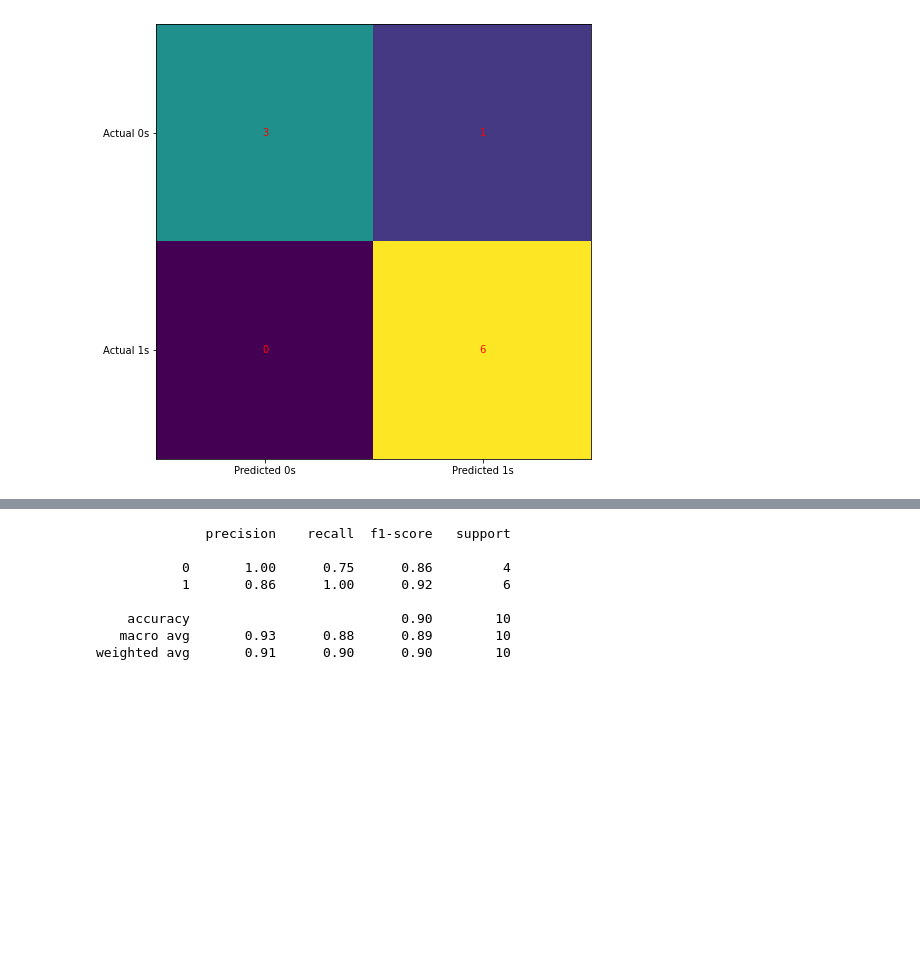
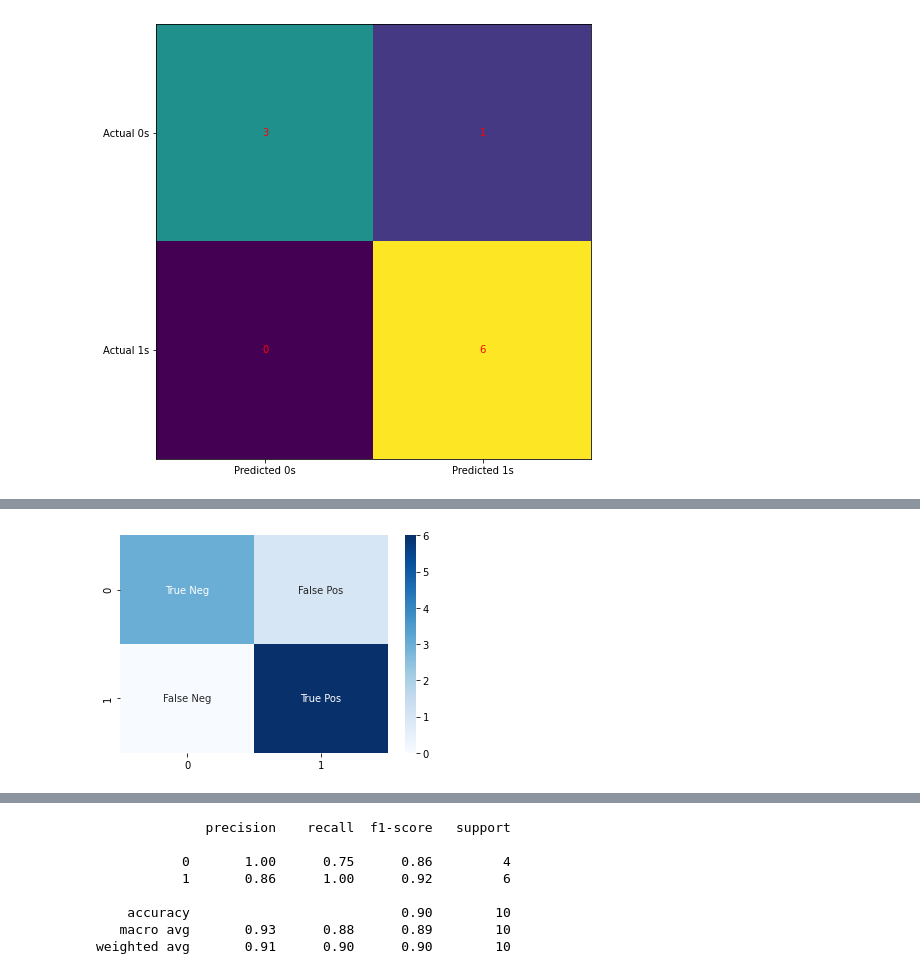
Before and after one commit to zoubida123ck/python-for-finance, a Jupyter notebook: day_07/lessons/02-SupL-LogisticRegression.ipynb, the cells around one changed output, grey strips where cells are left out. Drawn from its saved outputs; the diff is of its cells as text; code cells hidden in the pictures; blank space fills up the shorter version.

```diff
--- a/day_07/lessons/02-SupL-LogisticRegression.ipynb
+++ b/day_07/lessons/02-SupL-LogisticRegression.ipynb
@@ -271,0 +300,7 @@ plt.show()
+# %%
+labels = ['True Neg','False Pos','False Neg','True Pos']
+labels = np.asarray(labels).reshape(2,2)
+
+plot = sns.heatmap(cf_matrix, annot=labels, fmt='', cmap='Blues')
+# %% [output]
+[figure, added]
```
Also changed, not shown: parts of 10 cells of this notebook.
